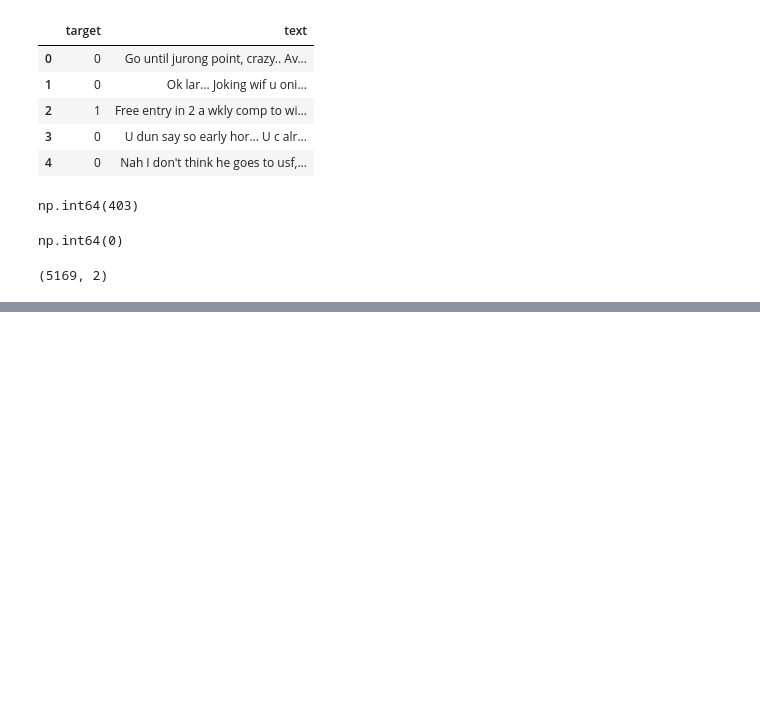
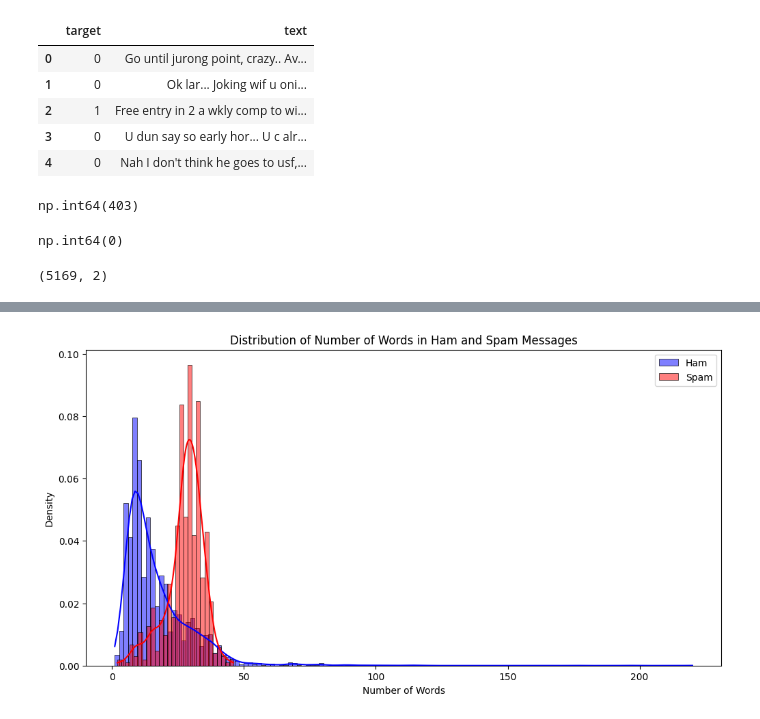
Before and after one commit to Binuda-Dewhan/SMS-Classifier-, a Jupyter notebook: notebook/Model training.ipynb, the cells around one changed output, grey strips where cells are left out. Saved outputs shown, nothing was run; the diff lists cells and outputs as text; code cells hidden in the pictures; blank space fills up the shorter version.

```diff
--- a/notebook/Model training.ipynb
+++ b/notebook/Model training.ipynb
@@ -115,0 +251,12 @@ df.shape
+# %%
+# compare the ham and spam datasets by number of words
+plt.figure(figsize=(12, 6))
+sns.histplot(df[df['target'] == 0]['num_words'], color='blue', label='Ham', kde=True, stat='density')
+sns.histplot(df[df['target'] == 1]['num_words'], color='red', label='Spam', kde=True, stat='density')
+plt.title('Distribution of Number of Words in Ham and Spam Messages')
+plt.xlabel('Number of Words')
+plt.ylabel('Density')
+plt.legend()
+plt.show()
+# %% [output]
+[figure, added]
```
Also changed, not shown: parts of 35 cells of this notebook, 1 other file.
